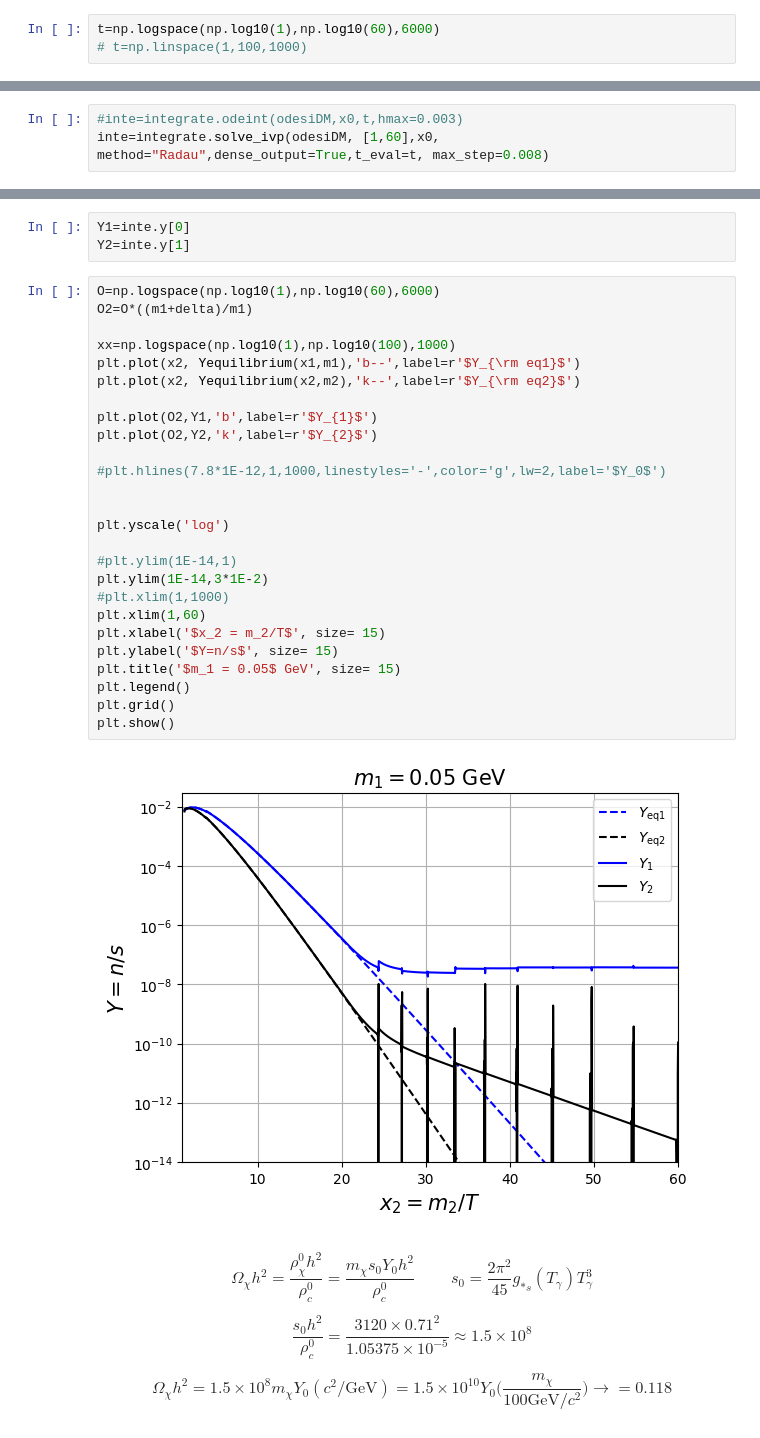
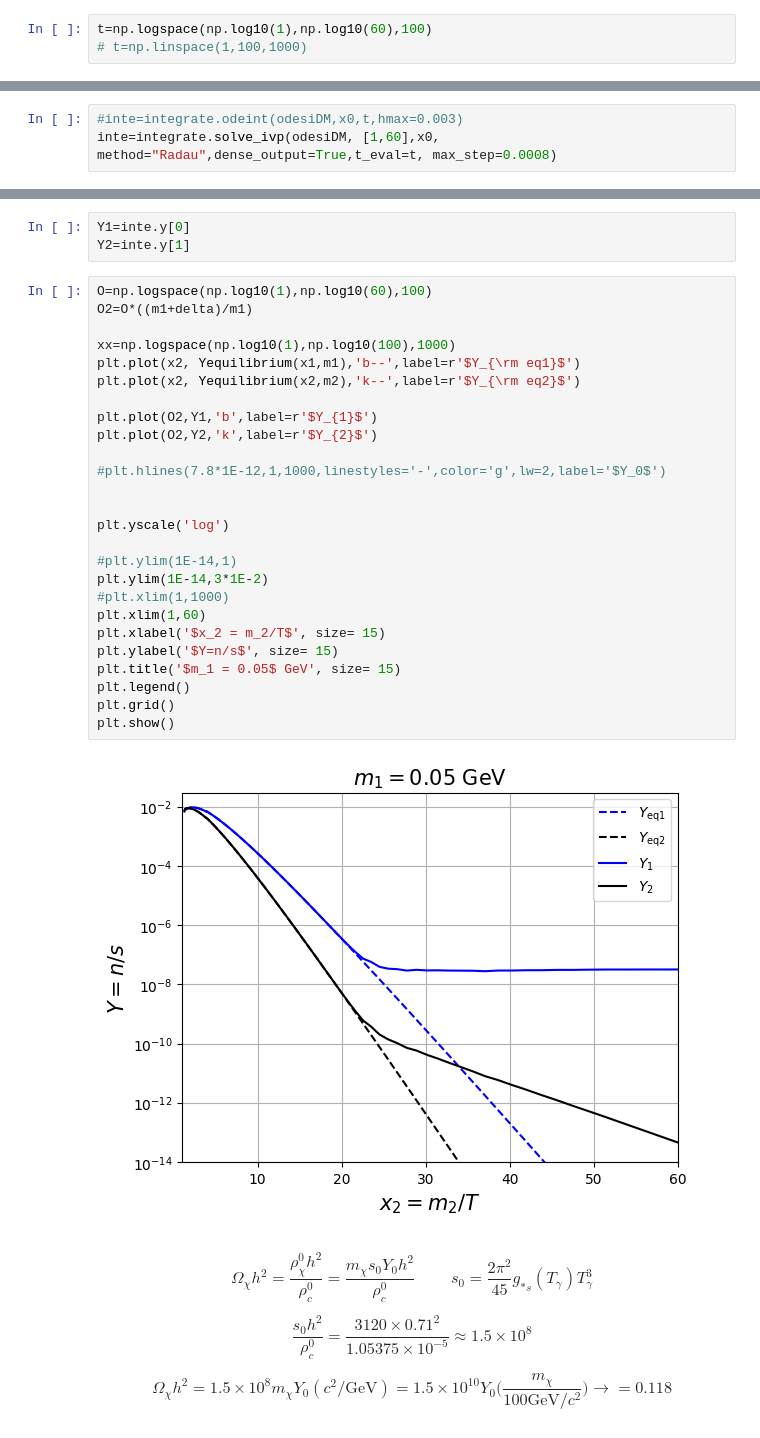
Before and after one commit to nico0407/DM-freeze-out, a Jupyter notebook: iDM-freze-out/relevant-codes/iDM_yes_hadrons_no_scalar_modified_t8000_electron_equilibrium.ipynb, the cells around one changed output, grey strips where cells are left out. Saved outputs shown, nothing was run; the diff lists cells and outputs as text.

```diff
--- a/iDM-freze-out/relevant-codes/iDM_yes_hadrons_no_scalar_modified_t8000_electron_equilibrium.ipynb
+++ b/iDM-freze-out/relevant-codes/iDM_yes_hadrons_no_scalar_modified_t8000_electron_equilibrium.ipynb
@@ -904,7 +904,7 @@ kd=fk(sigmav=2.7897359041010654e-17)    # My result
 # ks=fk(sigmav=1E-13)
 # kd=fk(sigmav=1E-10)
 # %%
-t=np.logspace(np.log10(1),np.log10(60),6000)
+t=np.logspace(np.log10(1),np.log10(60),100)
 # t=np.linspace(1,100,1000)
 # %%
 #initial condition
@@ -914,7 +914,7 @@ x0
 [array(0.00744837), array(0.00686955)]
 # %%
 #inte=integrate.odeint(odesiDM,x0,t,hmax=0.003)
-inte=integrate.solve_ivp(odesiDM, [1,60],x0, method="Radau",dense_output=True,t_eval=t, max_step=0.008)
+inte=integrate.solve_ivp(odesiDM, [1,60],x0, method="Radau",dense_output=True,t_eval=t, max_step=0.0008)
 # %%
 # IS ARRIVED AD CONVERGENCE!!!!! AND WORKS!!!
 # inte=integrate.solve_ivp(odesiDM, [1,100],x0, method="Radau",dense_output=True,t_eval=t, max_step=0.0004)
@@ -938,33 +966,33 @@ print(len(inte.y))
 Y1=inte.y[0]
 Y2=inte.y[1]
 # %%
-O=np.logspace(np.log10(1),np.log10(60),6000)
+O=np.logspace(np.log10(1),np.log10(60),100)
 O2=O*((m1+delta)/m1)
 
 xx=np.logspace(np.log10(1),np.log10(100),1000)
 plt.plot(x2, Yequilibrium(x1,m1),'b--',label=r'$Y_{\rm eq1}$')
 plt.plot(x2, Yequilibrium(x2,m2),'k--',label=r'$Y_{\rm eq2}$')
 
 plt.plot(O2,Y1,'b',label=r'$Y_{1}$')
 plt.plot(O2,Y2,'k',label=r'$Y_{2}$')
 
 #plt.hlines(7.8*1E-12,1,1000,linestyles='-',color='g',lw=2,label='$Y_0$')
 
 
 plt.yscale('log')
 
 #plt.ylim(1E-14,1)
 plt.ylim(1E-14,3*1E-2)
 #plt.xlim(1,1000)
 plt.xlim(1,60)
 plt.xlabel('$x_2 = m_2/T$', size= 15)
 plt.ylabel('$Y=n/s$', size= 15)
 plt.title('$m_1 = 0.05$ GeV', size= 15)
 plt.legend()
 plt.grid()
 plt.show()
 # %% [output]
-[figure, old version]
+[figure, new version]
 # %% [markdown]
 $$\Omega_{\chi}h^2= \frac{\rho_{\chi}^0h^2}{\rho_c^0}= \frac{m_{\chi}s_0 Y_0 h^2}{\rho_c^0} \ \ \ \ \ \ \ \ \ \  s_0= \frac{2 \pi^2}{45}g_{*s}(T_{\gamma}) T_{\gamma}^3$$
 
```
Also changed, not shown: parts of 3 cells of this notebook, 1 other file.
